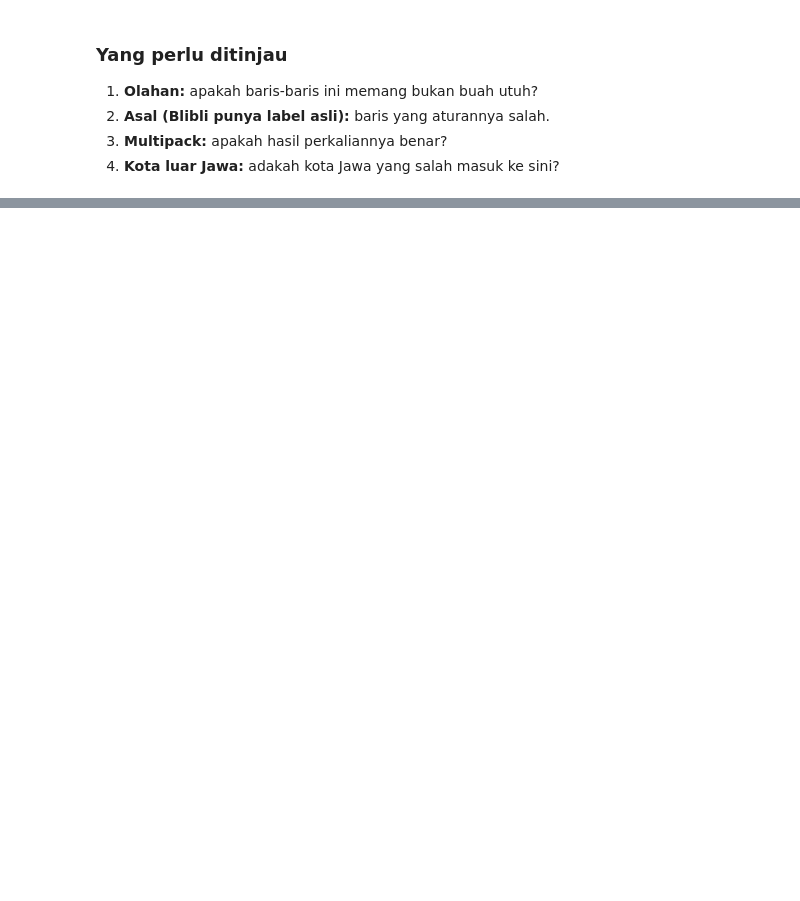
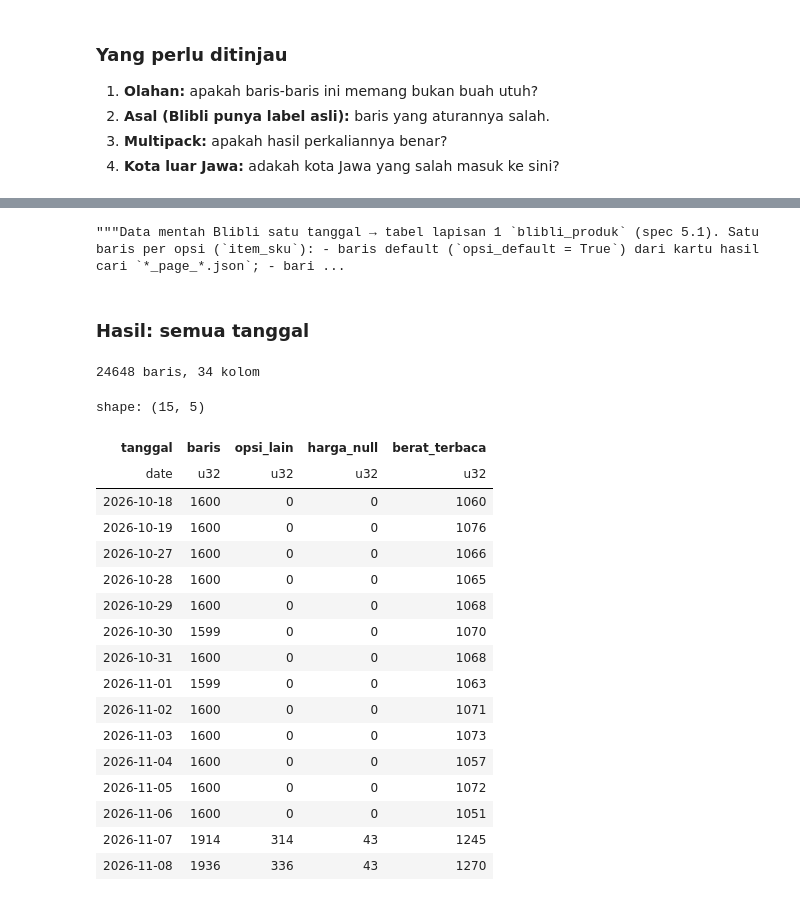
Before and after one commit to Daffwa/kebun_ibu, a Jupyter notebook: data-science/transform/transform.ipynb, the cells around one changed output, grey strips where cells are left out. Saved outputs shown, nothing was run; the diff lists cells and outputs as text; code cells hidden in the pictures; blank space fills up the shorter version.

Commit message:
Task 4: transform Blibli (lapisan 1) + fixture asli

```diff
--- a/data-science/transform/transform.ipynb
+++ b/data-science/transform/transform.ipynb
@@ -272,0 +406,42 @@ lain.filter(pl.col("region") == "luar_jawa").select("kota").unique().sort("kota"
+# %%
+from transform import blibli
+importlib.reload(blibli)
+tampilkan_kode(blibli)
+# %% [output]
+"""Data mentah Blibli satu tanggal → tabel lapisan 1 `blibli_produk` (spec 5.1). Satu baris per opsi (`item_sku`): - baris default (`opsi_default = True`) dari kartu hasil cari `*_page_*.json`; - bari ...
+# %% [markdown]
+### Hasil: semua tanggal
+# %%
+from datetime import date
+
+blibli_produk = pl.concat([
+    blibli.ubah(folder, date.fromisoformat(folder.name.removeprefix("date=")))
+    for folder in sorted(Path("data_lake/raw/blibli").glob("date=*"))
+])
+print(blibli_produk.height, "baris,", blibli_produk.width, "kolom")
+blibli_produk.group_by("tanggal").agg(
+    baris=pl.len(),
+    opsi_lain=(~pl.col("opsi_default")).sum(),
+    harga_null=pl.col("harga").is_null().sum(),
+    berat_terbaca=pl.col("berat_gram").is_not_null().sum(),
+).sort("tanggal")
+# %% [output]
+24648 baris, 34 kolom
+shape: (15, 5)
+| tanggal | baris | opsi_lain | harga_null | berat_terbaca |
+| date | u32 | u32 | u32 | u32 |
+| 2026-10-18 | 1600 | 0 | 0 | 1060 |
+| 2026-10-19 | 1600 | 0 | 0 | 1076 |
+| 2026-10-27 | 1600 | 0 | 0 | 1066 |
+| 2026-10-28 | 1600 | 0 | 0 | 1065 |
+| 2026-10-29 | 1600 | 0 | 0 | 1068 |
+| 2026-10-30 | 1599 | 0 | 0 | 1070 |
+| 2026-10-31 | 1600 | 0 | 0 | 1068 |
+| 2026-11-01 | 1599 | 0 | 0 | 1063 |
+| 2026-11-02 | 1600 | 0 | 0 | 1071 |
+| 2026-11-03 | 1600 | 0 | 0 | 1073 |
+| 2026-11-04 | 1600 | 0 | 0 | 1057 |
+| 2026-11-05 | 1600 | 0 | 0 | 1072 |
+| 2026-11-06 | 1600 | 0 | 0 | 1051 |
+| 2026-11-07 | 1914 | 314 | 43 | 1245 |
+| 2026-11-08 | 1936 | 336 | 43 | 1270 |
```
Also changed, not shown: parts of 9 cells of this notebook, 11 other files.
